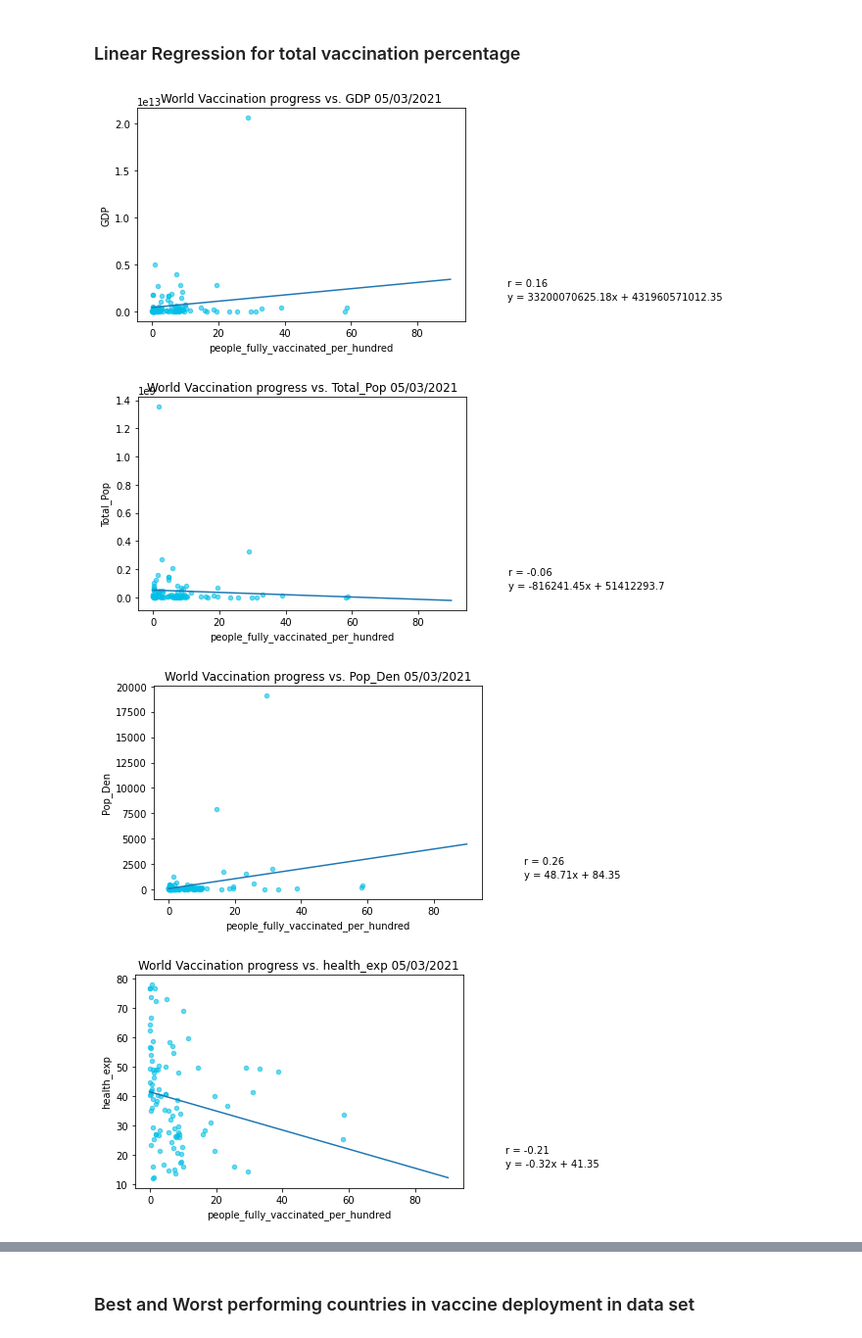
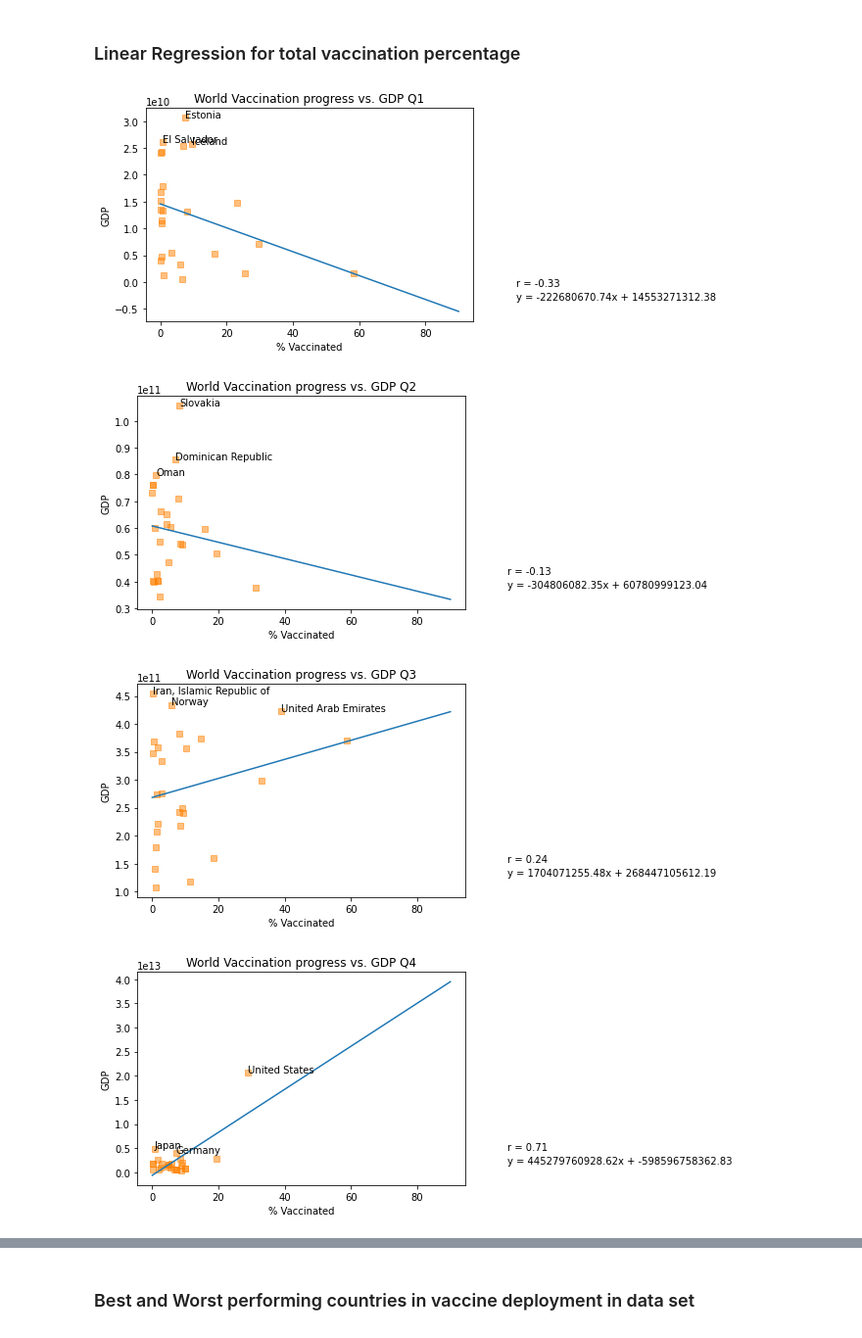
Before and after one commit to AJB-hub/Covid19_Vaccination_Progress, a Jupyter notebook: Analysis.ipynb, the cells around one changed output, grey strips where cells are left out. Shown: that part at 98% size. Saved outputs shown, nothing was run; the diff lists cells and outputs as text; code cells hidden in the pictures.

```diff
--- a/Analysis.ipynb
+++ b/Analysis.ipynb
@@ -41,5 +42,8 @@ iso_cleaned_df.head(10)
 #### One Way ANOVA Test
 * Null Hypothesis: Each sample mean for indicators broken down by quartile are equivalent
 * Alternative Hypothesis: There exists one mean such that the sample mean for indicators are not all equivalent
+# %%
+indicators = ['GDP','Total_Pop','Pop_Den','health_exp']
+quartiles = ['Q1','Q2','Q3','Q4']
 # %%
 # Group data by bins and look at mean vaccination
@@ -105,35 +118,51 @@ iso_cleaned_df
+# %%
+indicators = ['GDP','Total_Pop','Pop_Den','health_exp']
+quartiles = ['Q1','Q2','Q3','Q4']
 # %%
 # Linear Regression for each data series compared to Vaccinations per 100 people
-y_values = ['GDP','Total_Pop','Pop_Den','health_exp']
-for metric in y_values:
-    #
-    x1 = iso_cleaned_df['people_fully_vaccinated_per_hundred']
-    y1 = iso_cleaned_df[metric]
-    analysisDate = '05/03/2021'
+for j,metric in enumerate(indicators) :
+    colorSeed = [(1,.5,0),(0,.5,1),(0,1,.5),(.5,.5,.5)]
+    for quartile in quartiles :
+        dummy_df = iso_cleaned_df[iso_cleaned_df[f'{metric}_Bins']==quartile].reset_index()
+        x = dummy_df['people_fully_vaccinated_per_hundred']
+        y = dummy_df[metric]
+        analysisDate = '05/03/2021'
 
-    #lin reg line
-    slope, intercept, rvalue, pvalue, stderr = linregress(x1,y1)
-    z = range(0,100,10)
-    w = slope * z + intercept
+        #lin reg line
+        slope, intercept, rvalue, pvalue, stderr = linregress(x,y)
+        z = range(0,100,10)
+        w = slope * z + intercept
 
-    #Scatter plot and lin reg line
-    fig, ax = plt.subplots()
-    scatter = ax.scatter(x1, y1, s=20,color=(0,.75,.9),alpha=.6)
+        #Scatter plot
+        fig, ax = plt.subplots()
+        scatter = ax.scatter(x, y, s=30, color=colorSeed[j], alpha=.5,marker='s' )
 
-    plt.plot(z,w)
-    plt.text(1,.25,f'r = {round(rvalue,2)}', transform=plt.gcf().transFigure)
-    plt.text(1,.20,f'y = {round(slope,2)}x + {round(intercept,2)}', transform=plt.gcf().transFigure)
+        #line of best fit
+        plt.plot(z,w)
 
-    #Formatting
-    plt.title('World Vaccination progress vs. '+y1.name + ' '+ analysisDate)
-    plt.xlabel(x1.name)
-    plt.ylabel(y1.name)
+        #rvalue and equation information
+        plt.text(1,.25,f'r = {round(rvalue,2)}', transform=plt.gcf().transFigure)
+        plt.text(1,.20,f'y = {round(slope,2)}x + {round(intercept,2)}', transform=plt.gcf().transFigure)
 
-    #Save figure and display
-    plt.savefig(f'./Resources/Output/{x1.name}.{y1.name}Line.png')
-    plt.show()
+        #Formatting
+        plt.title('World Vaccination progress vs. '+y1.name + ' '+ quartile)
+        plt.xlabel('% Vaccinated')
+        plt.ylabel(y1.name)
+
+
+        #Labels for each point
+        sorted_df = dummy_df.sort_values(by=metric,ascending=False).head(3).reset_index()
+        for i, txt in enumerate(sorted_df['Country']):
+            a = sorted_df['people_fully_vaccinated_per_hundred'][i]
+            b = sorted_df[metric][i]
+            ax.annotate(txt, (a, b))
+
+
+        #Save figure and display
+        plt.savefig(f'./Resources/Output/{y.name}.Vaccine%.{quartile}Line.png')
+        plt.show()
 # %% [output]
-[figure, old version]
+[figure, new version]
-[figure, old version]
+[figure, new version]
-[figure, old version]
+[figure, new version]
-[figure, old version]
+[figure, new version]
```
Also changed, not shown: parts of 8 cells of this notebook, 32 other files.
